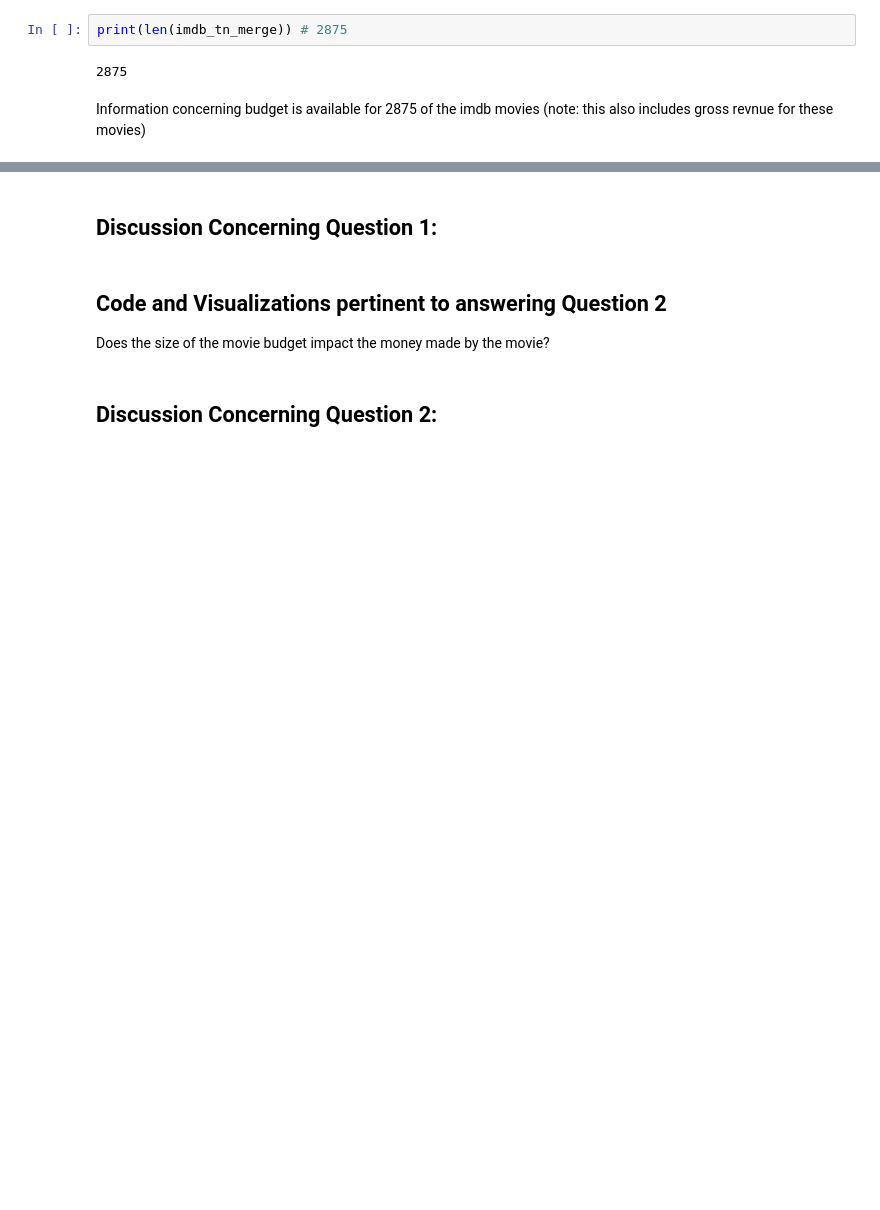
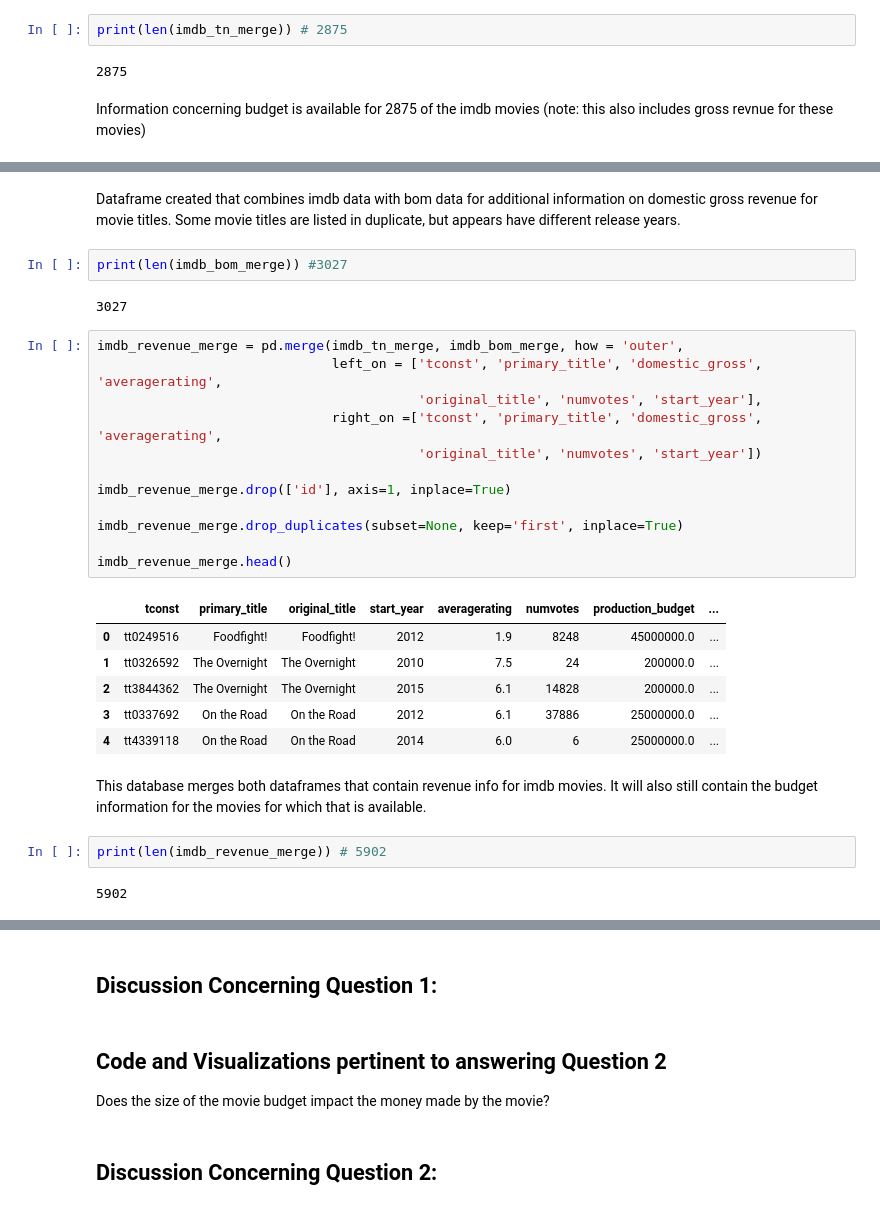
Before and after one commit to JenniferLavoie/DSFirstProject, a Jupyter notebook: student.ipynb, the cells around one changed output, grey strips where cells are left out. Cells and saved outputs as stored; diff of their text form; blank space fills up the shorter version.

Commit message:
Jupyter notebook additions

```diff
--- a/student.ipynb
+++ b/student.ipynb
@@ -497,0 +514,31 @@ Information concerning budget is available for 2875 of the imdb movies (note: th
+# %% [markdown]
+Dataframe created that combines imdb data with bom data for additional information on domestic gross revenue for movie titles. Some movie titles are listed in duplicate, but appears have different release years.
+# %%
+print(len(imdb_bom_merge)) #3027
+# %% [output]
+3027
+# %%
+imdb_revenue_merge = pd.merge(imdb_tn_merge, imdb_bom_merge, how = 'outer',
+                              left_on = ['tconst', 'primary_title', 'domestic_gross', 'averagerating',
+                                         'original_title', 'numvotes', 'start_year'],
+                              right_on =['tconst', 'primary_title', 'domestic_gross', 'averagerating',
+                                         'original_title', 'numvotes', 'start_year'])
+
+imdb_revenue_merge.drop(['id'], axis=1, inplace=True)
+
+imdb_revenue_merge.drop_duplicates(subset=None, keep='first', inplace=True)
+
+imdb_revenue_merge.head()
+# %% [output]
+|  | tconst | primary_title | original_title | start_year | averagerating | numvotes | production_budget | ... |
+| 0 | tt0249516 | Foodfight! | Foodfight! | 2012 | 1.9 | 8248 | 45000000.0 | ... |
+| 1 | tt0326592 | The Overnight | The Overnight | 2010 | 7.5 | 24 | 200000.0 | ... |
+| 2 | tt3844362 | The Overnight | The Overnight | 2015 | 6.1 | 14828 | 200000.0 | ... |
+| 3 | tt0337692 | On the Road | On the Road | 2012 | 6.1 | 37886 | 25000000.0 | ... |
+| 4 | tt4339118 | On the Road | On the Road | 2014 | 6.0 | 6 | 25000000.0 | ... |
+# %% [markdown]
+This database merges both dataframes that contain revenue info for imdb movies.  It will also still contain the budget information for the movies for which that is available.
+# %%
+print(len(imdb_revenue_merge)) # 5902
+# %% [output]
+5902
```
Also changed, not shown: parts of 15 cells of this notebook.
